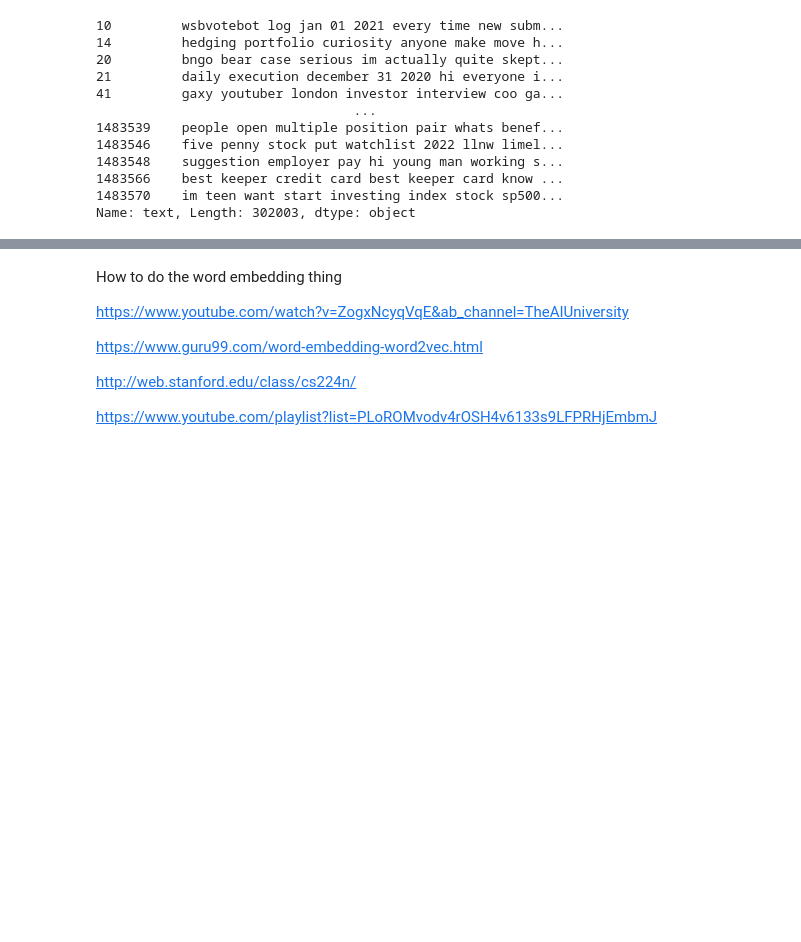
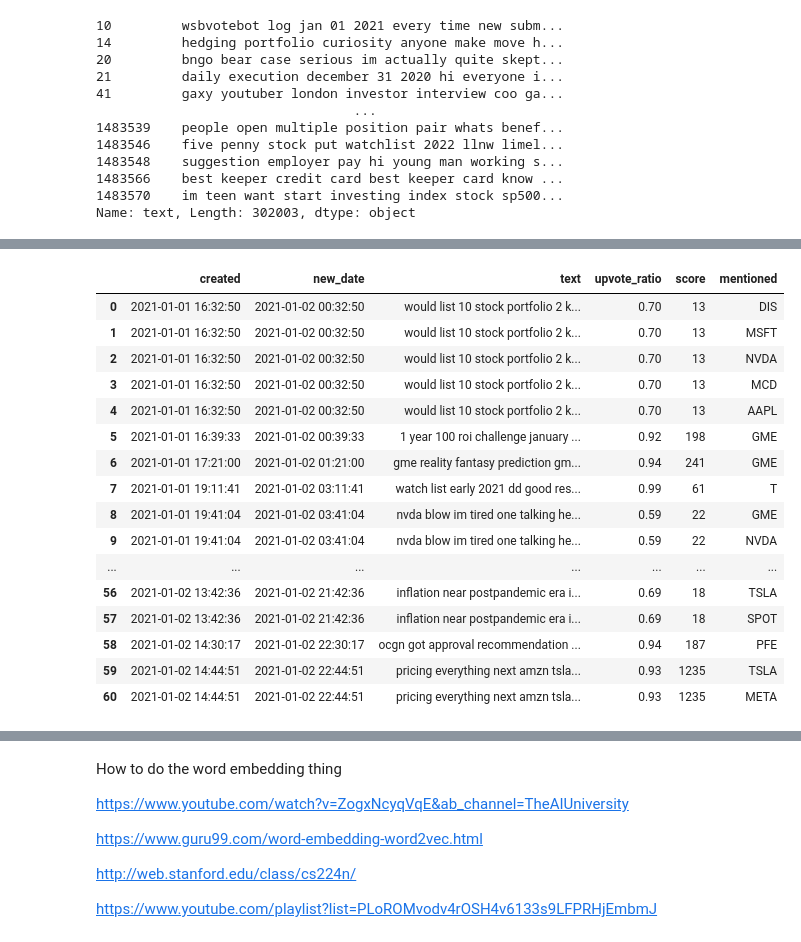
Before and after one commit to benfouch/finalDaScProj, a Jupyter notebook: cleaning.ipynb, the cells around one changed output, grey strips where cells are left out. Saved outputs shown, nothing was run; the diff lists cells and outputs as text; code cells hidden in the pictures; blank space fills up the shorter version.

Commit message:
splitting

```diff
--- a/cleaning.ipynb
+++ b/cleaning.ipynb
@@ -453,0 +500,8 @@ Name: text, Length: 302003, dtype: object
+# %%
+df_extracted.head()
+day_frames = []
+df_extracted['new_date'] = df_extracted['created'] + pd.Timedelta(hours=8)
+groups = df_extracted.groupby(df_extracted['new_date'].dt.date)
+
+for name, group in groups:
+    day_frames.append(group[['created', 'new_date', 'text', 'upvote_ratio', 'score', 'mentioned']])
@@ -453,0 +517,4 @@ Name: text, Length: 302003, dtype: object
+# %%
+day_frames_no_nan = []
+for x in day_frames:
+    day_frames_no_nan.append(x.dropna())
@@ -453,0 +530,37 @@ Name: text, Length: 302003, dtype: object
+# %%
+day_frames_split = []
+
+for df in day_frames_no_nan:
+    # gets all the rows where there is multiple tickers in mentioned
+    split_df = df[df['mentioned'].str.contains(' ')].copy()
+    # splits the rows that have a space into a list
+    split_df['mentioned'] = split_df['mentioned'].str.split(' ')
+    # expands it out
+    split_df = split_df.explode('mentioned')
+    split_df.reset_index(drop=True, inplace=True)
+    df = df[~df['mentioned'].str.contains(' ')].copy()
+    df.reset_index(drop=True, inplace=True)
+    df = pd.concat([df, split_df], sort=False)
+    df.sort_values(by='created', inplace=True)
+    df.reset_index(drop=True, inplace=True)
+    day_frames_split.append(df)
+# %%
+day_frames_split[1]
+# %% [output]
+|  | created | new_date | text | upvote_ratio | score | mentioned |
+| 0 | 2021-01-01 16:32:50 | 2021-01-02 00:32:50 | would list 10 stock portfolio 2 k... | 0.70 | 13 | DIS |
+| 1 | 2021-01-01 16:32:50 | 2021-01-02 00:32:50 | would list 10 stock portfolio 2 k... | 0.70 | 13 | MSFT |
+| 2 | 2021-01-01 16:32:50 | 2021-01-02 00:32:50 | would list 10 stock portfolio 2 k... | 0.70 | 13 | NVDA |
+| 3 | 2021-01-01 16:32:50 | 2021-01-02 00:32:50 | would list 10 stock portfolio 2 k... | 0.70 | 13 | MCD |
+| 4 | 2021-01-01 16:32:50 | 2021-01-02 00:32:50 | would list 10 stock portfolio 2 k... | 0.70 | 13 | AAPL |
+| 5 | 2021-01-01 16:39:33 | 2021-01-02 00:39:33 | 1 year 100 roi challenge january ... | 0.92 | 198 | GME |
+| 6 | 2021-01-01 17:21:00 | 2021-01-02 01:21:00 | gme reality fantasy prediction gm... | 0.94 | 241 | GME |
+| 7 | 2021-01-01 19:11:41 | 2021-01-02 03:11:41 | watch list early 2021 dd good res... | 0.99 | 61 | T |
+| 8 | 2021-01-01 19:41:04 | 2021-01-02 03:41:04 | nvda blow im tired one talking he... | 0.59 | 22 | GME |
+| 9 | 2021-01-01 19:41:04 | 2021-01-02 03:41:04 | nvda blow im tired one talking he... | 0.59 | 22 | NVDA |
+| ... | ... | ... | ... | ... | ... | ... |
+| 56 | 2021-01-02 13:42:36 | 2021-01-02 21:42:36 | inflation near postpandemic era i... | 0.69 | 18 | TSLA |
+| 57 | 2021-01-02 13:42:36 | 2021-01-02 21:42:36 | inflation near postpandemic era i... | 0.69 | 18 | SPOT |
+| 58 | 2021-01-02 14:30:17 | 2021-01-02 22:30:17 | ocgn got approval recommendation ... | 0.94 | 187 | PFE |
+| 59 | 2021-01-02 14:44:51 | 2021-01-02 22:44:51 | pricing everything next amzn tsla... | 0.93 | 1235 | TSLA |
+| 60 | 2021-01-02 14:44:51 | 2021-01-02 22:44:51 | pricing everything next amzn tsla... | 0.93 | 1235 | META |
```
Also changed, not shown: parts of 18 cells of this notebook, 1 other file.
